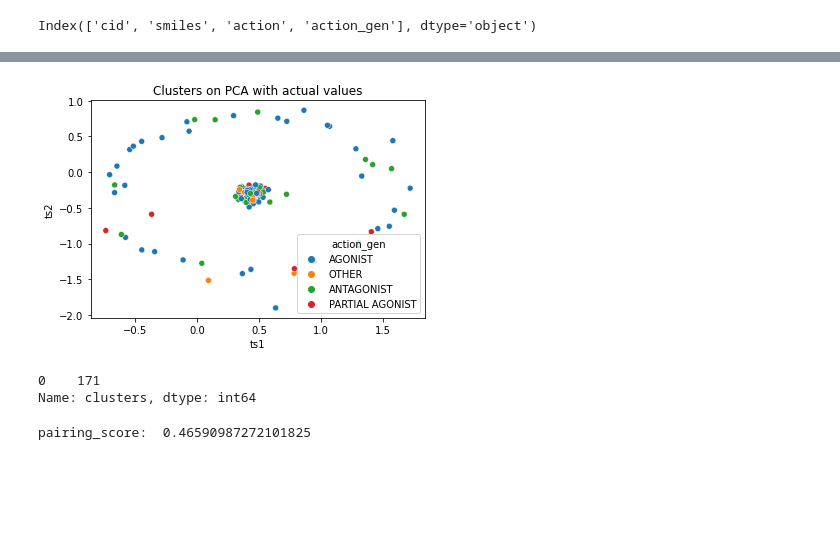
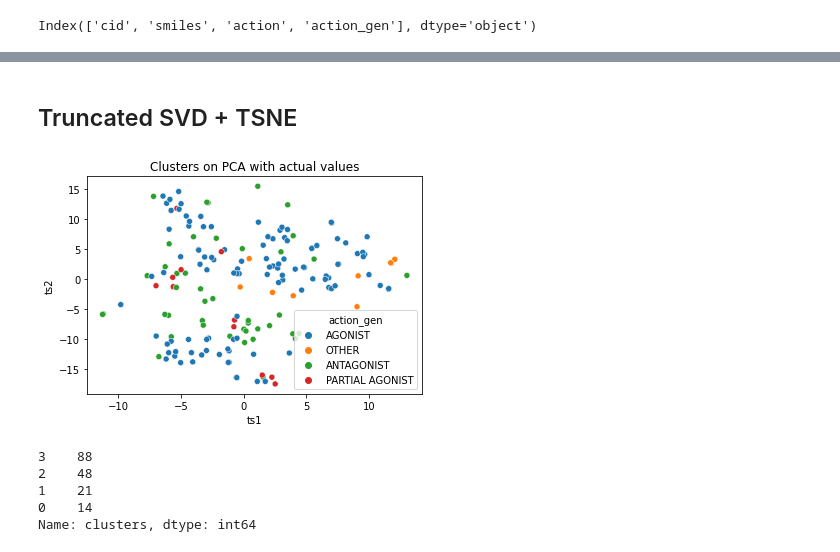
Before and after one commit to chopralab/ASPIRE_QSAR, a Jupyter notebook: morgFp_analysis.ipynb, the cells around one changed output, grey strips where cells are left out. Drawn from its saved outputs; the diff is of its cells as text; code cells hidden in the pictures; blank space fills up the shorter version.

Commit message:
morgan FP truncated svd, lda, tsne

```diff
--- a/morgFp_analysis.ipynb
+++ b/morgFp_analysis.ipynb
@@ -33,7 +32,7 @@ df['mol'] = df['smiles'].apply(lambda x: Chem.MolFromSmiles(x))
 morgan_FP = []
 
 for mol in df['mol']:
-    fp1 = AllChem.GetMorganFingerprintAsBitVect(m1,2,nBits=1024, useFeatures=True)
+    fp1 = AllChem.GetMorganFingerprintAsBitVect(mol,2,nBits=1024, useFeatures=True)
     morgan_FP.append(fp1.ToList())
 
 df_morgan_FP = pd.DataFrame(morgan_FP)
@@ -67,25 +233,32 @@ from sklearn.metrics import f1_score
+# %% [markdown]
+## Truncated SVD + TSNE
 # %%
+svd = TruncatedSVD(n_components=50, n_iter=7, random_state=42)
+df_trans = svd.fit_transform(df_morgan_FP)
+# df_trans
+
 # scaler = StandardScaler()
-# df_morgan_FP_scaled = scaler.fit_transform(df_morgan_FP)
+# df_trans_scaled = scaler.fit_transform(df_trans)
 
 tsne = TSNE(n_components=2, perplexity=40, n_iter=300)
-tsne_results = tsne.fit_transform(df_morgan_FP)
+tsne_results = tsne.fit_transform(df_trans)
 
 tsne_results = pd.DataFrame(tsne_results, columns=['ts1', 'ts2'])
 sns.scatterplot(x='ts1', y="ts2", hue=df['action_gen'], data=tsne_results)
 plt.title('Clusters on PCA with actual values')
 plt.show()
 # %% [output]
-[figure, old version]
+[figure, new version]
 # %%
 clustering_kmeans = KMeans(n_clusters=4)
 df_morgan_FP['clusters'] = clustering_kmeans.fit_predict(df_morgan_FP)
 df_morgan_FP['clusters'].value_counts()
 # %% [output]
-0    171
+3    88
+2    48
+1    21
+0    14
 Name: clusters, dtype: int64
 # %%
-df_morgan_FP['action_gen'] = df['action_gen']
-print('pairing_score: ', rand_score(df_morgan_FP.action_gen, df_morgan_FP.clusters))
+# df_morgan_FP['action_gen'] = df['action_gen']
+# print('pairing_score: ', rand_score(df_morgan_FP.action_gen, df_morgan_FP.clusters))
-# %% [output]
-pairing_score:  0.46590987272101825
```
Also changed, not shown: parts of 14 cells of this notebook, 2 other files.
